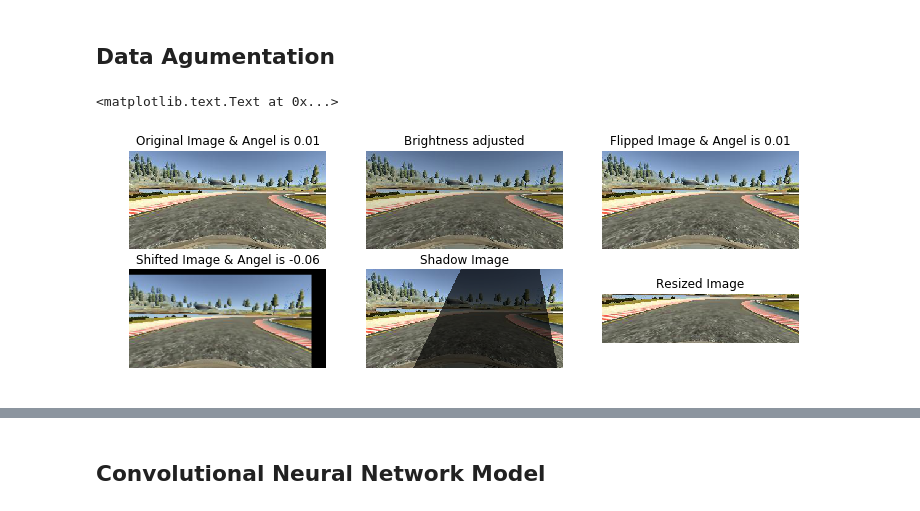
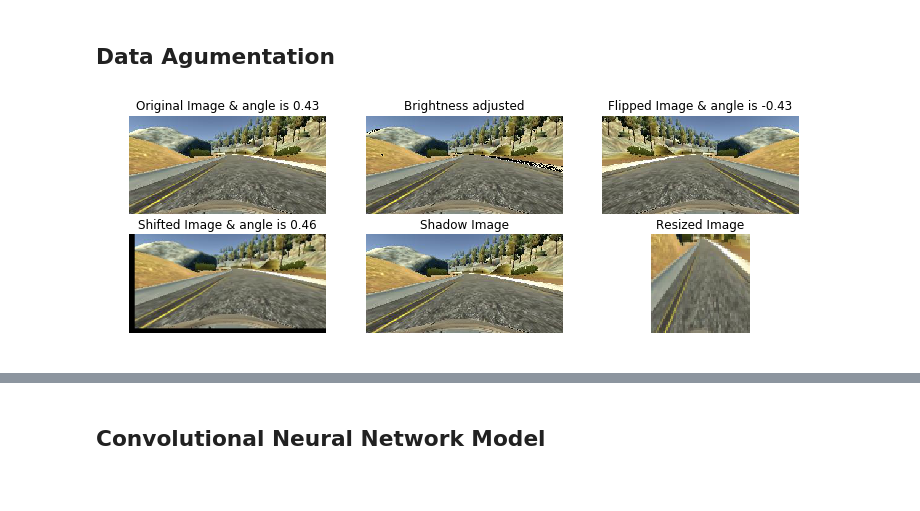
Before and after one commit to tx2016/Self-Driving_Car-Nanodegree-Projects, a Jupyter notebook: CarND-Behavioral-Cloning-P3/Behavioral_Cloning_Training_Model.ipynb, the cells around one changed output, grey strips where cells are left out. Cells and saved outputs as stored; diff of their text form; code cells hidden in the pictures.

```diff
--- a/CarND-Behavioral-Cloning-P3/Behavioral_Cloning_Training_Model.ipynb
+++ b/CarND-Behavioral-Cloning-P3/Behavioral_Cloning_Training_Model.ipynb
@@ -85,7 +143,3 @@ plt.show()
-# %%
-# Split training and validation dataset
-center_path, left_path, right_path, steer_angels = shuffle(center_path, left_path, right_path, steer_angels)
-img_train, img_val, angel_train, angel_val = train_test_split(center_path, steer_angels, test_size = 0.2, random_state = 0)
 # %%
 # Load and transform image into GRB format
 def load_img(img):
@@ -141,26 +195,26 @@ def adjust_brightness(img):
     return img
 # %%
 # Randomly flip images horizontally to combat most straight driving
-def rand_flip(img, angel):
+def rand_flip(img, angle):
     new_img = np.array(img)
-    new_angel = angel
+    new_angle = angle
     if np.random.randint(2) == 0:
         new_img = cv2.flip(img,1)
-        new_angel = -angel
-    return new_img, new_angel
+        new_angle = -angle
+    return new_img, new_angle
 # %%
 # Randomly shift images horizontally and vertically
 # http://docs.opencv.org/trunk/da/d6e/tutorial_py_geometric_transformations.html
-def rand_shift(img, angel):
+def rand_shift(img, angle):
     rows, cols = img.shape[0:2]
     max_dx = 50
-    angle_pixel = 0.003 #steering angel per pixel, add when shift to right, minus when to left
+    angle_pixel = 0.003 #steering angle per pixel, add when shift to right, minus when to left
     dx = max_dx * np.random.uniform() - 0.5*max_dx #Range is [-25, 25] in x direction
     dy = 30 * np.random.uniform() - 15 #Range is [-15, 15] in y direction
-    new_angel = angel + dx * angle_pixel
+    new_angle = angle + dx * angle_pixel
     M = np.float32([[1,0,dx],[0,1,dy]]) #Tranformation matrix
     dst_img = cv2.warpAffine(img, M, (cols,rows))
-    return dst_img, new_angel
+    return dst_img, new_angle
 # %%
 # Radomly add shadow
 def rand_shadow(img):
@@ -185,18 +239,21 @@ def rand_shadow(img):
         cv2.addWeighted(shadow_poly, alpha, img, gamma,0, shadow_img)
     return shadow_img
 # %%
+# Resize image
 def resize_img(img):
     rows, cols = img.shape[0:2]
     # Remove the top 40 pixels and the bottom 20 pixels
-    resized_img = img[60:140, 0:cols, :]
+    cropped_img = img[60:140, 0:cols, :]
+    resized_img = cv2.resize(cropped_img, (COL,ROW), interpolation=cv2.INTER_AREA)
     return resized_img
 # %%
-rand_idx = np.random.randint(len(steer_angels))
+# Plot augumented images
+rand_idx = np.random.randint(len(steer_angles))
 ref_img = load_img(center_path[rand_idx])
-ref_angel = steer_angels[rand_idx]
+ref_angle = steer_angles[rand_idx]
 bright_img = adjust_brightness(ref_img)
-flip_img, flip_angel = rand_flip(ref_img, ref_angel)
-shift_img, shift_angel = rand_shift(ref_img, ref_angel)
+flip_img, flip_angle = rand_flip(ref_img, ref_angle)
+shift_img, shift_angle = rand_shift(ref_img, ref_angle)
 shadow_img = rand_shadow(ref_img)
 resized_img = resize_img(ref_img)
 # Original
@@ -204,38 +261,38 @@ plt.figure(figsize=(12,4))
 plt.subplot(2,3,1)
 plt.imshow(ref_img)
 plt.axis('off')
-plt.title('Original Image & Angel is {:.2f}'.format(ref_angel))
+plt.title('Original Image & angle is {:.2f}'.format(ref_angle))
 
 
 # Brightness adjusted
 plt.subplot(2,3,2)
 plt.imshow(bright_img)
 plt.axis('off')
 plt.title('Brightness adjusted')
 
 # Flipped
 plt.subplot(2,3,3)
 plt.imshow(flip_img)
 plt.axis('off')
-plt.title('Flipped Image & Angel is {:.2f}'.format(flip_angel))
+plt.title('Flipped Image & angle is {:.2f}'.format(flip_angle))
 
 # Shifted
 plt.subplot(2,3,4)
 plt.imshow(shift_img)
 plt.axis('off')
-plt.title('Shifted Image & Angel is {:.2f}'.format(shift_angel))
+plt.title('Shifted Image & angle is {:.2f}'.format(shift_angle))
 
 # Shadow
 plt.subplot(2,3,5)
 plt.imshow(shadow_img)
 plt.axis('off')
 plt.title('Shadow Image')
 
 # Resized
 plt.subplot(2,3,6)
 plt.imshow(resized_img)
 plt.axis('off')
 plt.title('Resized Image')
+plt.show()
 # %% [output]
-<matplotlib.text.Text at 0x...>
-[figure, old version]
+[figure, new version]
```
Also changed, not shown: parts of 22 cells of this notebook.
